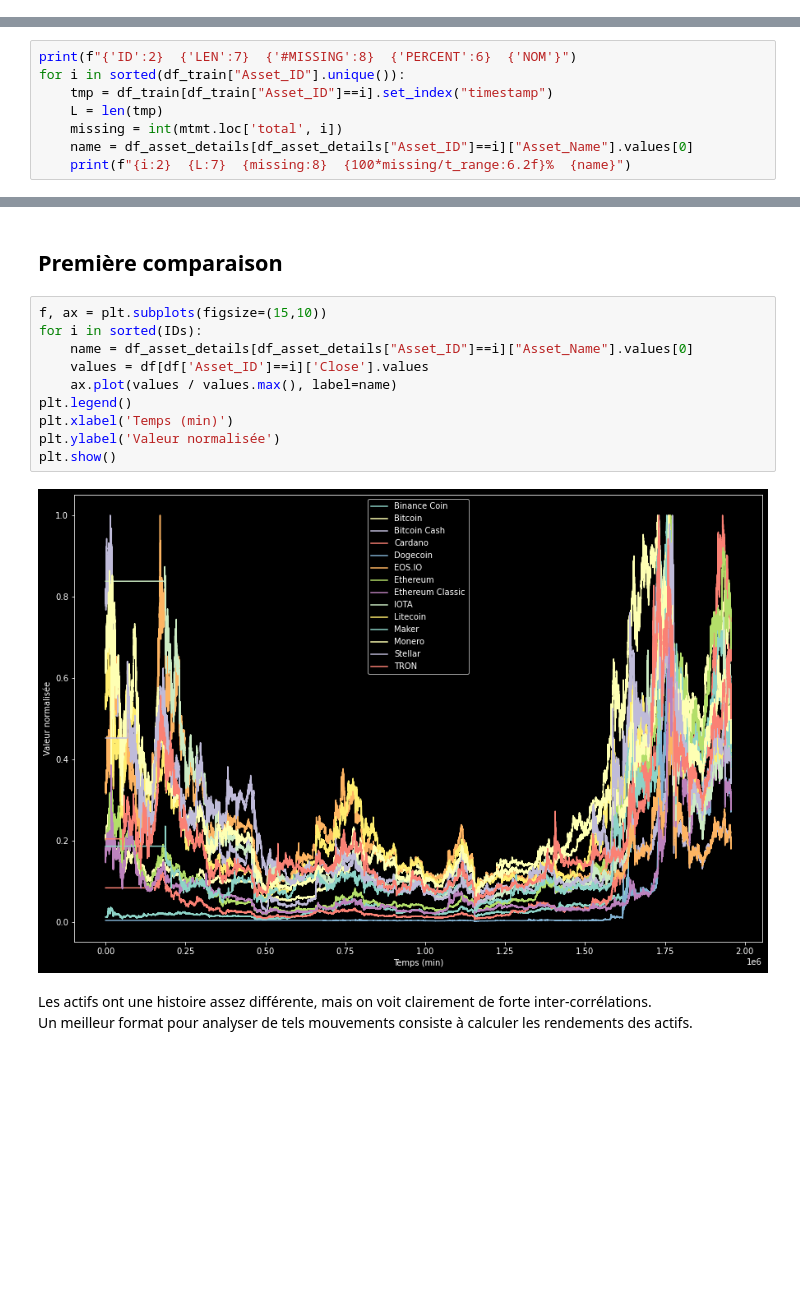
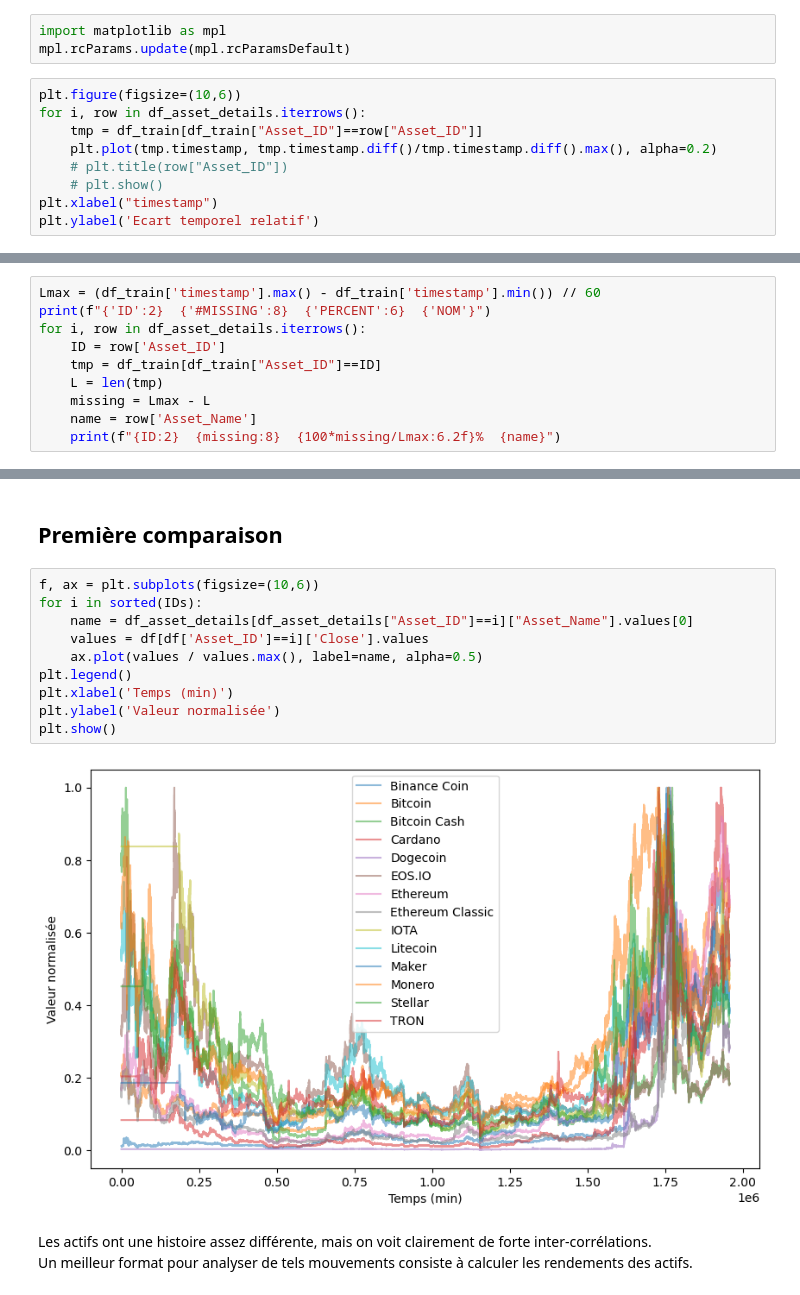
Before and after one commit to mGolos/Forecasting, a Jupyter notebook: exploration.ipynb, the cells around one changed output, grey strips where cells are left out. Drawn from its saved outputs; the diff is of its cells as text; blank space fills up the shorter version.

```diff
--- a/exploration.ipynb
+++ b/exploration.ipynb
@@ -152,0 +115,12 @@ mtmt.head(10)
+# %%
+import matplotlib as mpl
+mpl.rcParams.update(mpl.rcParamsDefault)
+# %%
+plt.figure(figsize=(10,6))
+for i, row in df_asset_details.iterrows():
+    tmp = df_train[df_train["Asset_ID"]==row["Asset_ID"]]
+    plt.plot(tmp.timestamp, tmp.timestamp.diff()/tmp.timestamp.diff().max(), alpha=0.2)
+    # plt.title(row["Asset_ID"])
+    # plt.show()
+plt.xlabel("timestamp")
+plt.ylabel('Ecart temporel relatif')
@@ -153,9 +130,11 @@ mtmt.head(10)
 # %%
-print(f"{'ID':2}  {'LEN':7}  {'#MISSING':8}  {'PERCENT':6}  {'NOM'}")
-for i in sorted(df_train["Asset_ID"].unique()):
-    tmp = df_train[df_train["Asset_ID"]==i].set_index("timestamp")
+Lmax = (df_train['timestamp'].max() - df_train['timestamp'].min()) // 60
+print(f"{'ID':2}  {'#MISSING':8}  {'PERCENT':6}  {'NOM'}")
+for i, row in df_asset_details.iterrows():
+    ID = row['Asset_ID']
+    tmp = df_train[df_train["Asset_ID"]==ID]
     L = len(tmp)
-    missing = int(mtmt.loc['total', i])
-    name = df_asset_details[df_asset_details["Asset_ID"]==i]["Asset_Name"].values[0]
-    print(f"{i:2}  {L:7}  {missing:8}  {100*missing/t_range:6.2f}%  {name}")
+    missing = Lmax - L
+    name = row['Asset_Name']
+    print(f"{ID:2}  {missing:8}  {100*missing/Lmax:6.2f}%  {name}")
 # %% [output]
@@ -234,17 +213,17 @@ fig.show()
 # %% [markdown]
 ## Première comparaison
 # %%
-f, ax = plt.subplots(figsize=(15,10))
+f, ax = plt.subplots(figsize=(10,6))
 for i in sorted(IDs):
     name = df_asset_details[df_asset_details["Asset_ID"]==i]["Asset_Name"].values[0]
     values = df[df['Asset_ID']==i]['Close'].values
-    ax.plot(values / values.max(), label=name)
+    ax.plot(values / values.max(), label=name, alpha=0.5)
 plt.legend()
 plt.xlabel('Temps (min)')
 plt.ylabel('Valeur normalisée')
 plt.show()
 # %% [output]
-[figure, old version]
+[figure, new version]
 # %% [markdown]
 Les actifs ont une histoire assez différente, mais on voit clairement de forte inter-corrélations.
 Un meilleur format pour analyser de tels mouvements consiste à calculer les rendements des actifs.
```
Also changed, not shown: parts of 11 cells of this notebook, 4 other files.
